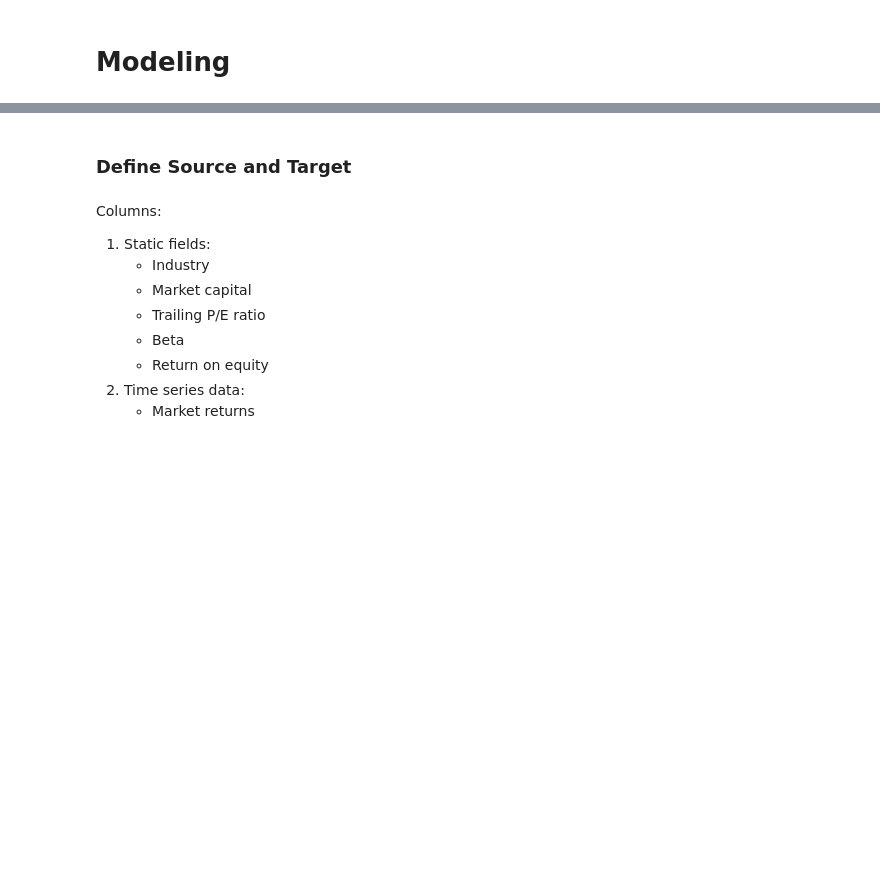
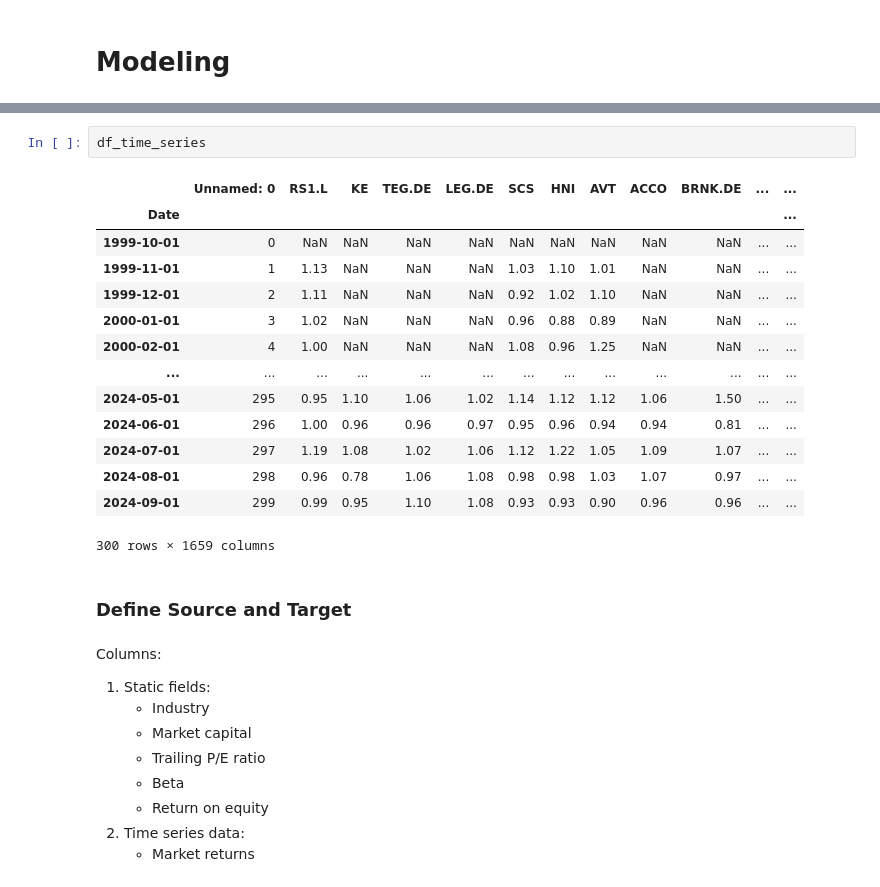
Before and after one commit to Herb-sh/sustainability_portfolio_optimisation, a Jupyter notebook: notebooks/models/4.1.model_LSTM.ipynb, the cells around one changed output, grey strips where cells are left out. Drawn from its saved outputs; the diff is of its cells as text; blank space fills up the shorter version.

```diff
--- a/notebooks/models/4.1.model_LSTM.ipynb
+++ b/notebooks/models/4.1.model_LSTM.ipynb
@@ -31,3 +37,20 @@ df
+# %%
+df_time_series
+# %% [output]
+|  | Unnamed: 0 | RS1.L | KE | TEG.DE | LEG.DE | SCS | HNI | AVT | ACCO | BRNK.DE | ... | ... |
+| Date |  |  |  |  |  |  |  |  |  |  |  | ... |
+| 1999-10-01 | 0 | NaN | NaN | NaN | NaN | NaN | NaN | NaN | NaN | NaN | ... | ... |
+| 1999-11-01 | 1 | 1.13 | NaN | NaN | NaN | 1.03 | 1.10 | 1.01 | NaN | NaN | ... | ... |
+| 1999-12-01 | 2 | 1.11 | NaN | NaN | NaN | 0.92 | 1.02 | 1.10 | NaN | NaN | ... | ... |
+| 2000-01-01 | 3 | 1.02 | NaN | NaN | NaN | 0.96 | 0.88 | 0.89 | NaN | NaN | ... | ... |
+| 2000-02-01 | 4 | 1.00 | NaN | NaN | NaN | 1.08 | 0.96 | 1.25 | NaN | NaN | ... | ... |
+| ... | ... | ... | ... | ... | ... | ... | ... | ... | ... | ... | ... | ... |
+| 2024-05-01 | 295 | 0.95 | 1.10 | 1.06 | 1.02 | 1.14 | 1.12 | 1.12 | 1.06 | 1.50 | ... | ... |
+| 2024-06-01 | 296 | 1.00 | 0.96 | 0.96 | 0.97 | 0.95 | 0.96 | 0.94 | 0.94 | 0.81 | ... | ... |
+| 2024-07-01 | 297 | 1.19 | 1.08 | 1.02 | 1.06 | 1.12 | 1.22 | 1.05 | 1.09 | 1.07 | ... | ... |
+| 2024-08-01 | 298 | 0.96 | 0.78 | 1.06 | 1.08 | 0.98 | 0.98 | 1.03 | 1.07 | 0.97 | ... | ... |
+| 2024-09-01 | 299 | 0.99 | 0.95 | 1.10 | 1.08 | 0.93 | 0.93 | 0.90 | 0.96 | 0.96 | ... | ... |
+300 rows × 1659 columns
 # %% [markdown]
 ### Define Source and Target
 # %% [markdown]
```
Also changed, not shown: parts of 17 cells of this notebook, 3 other files.
